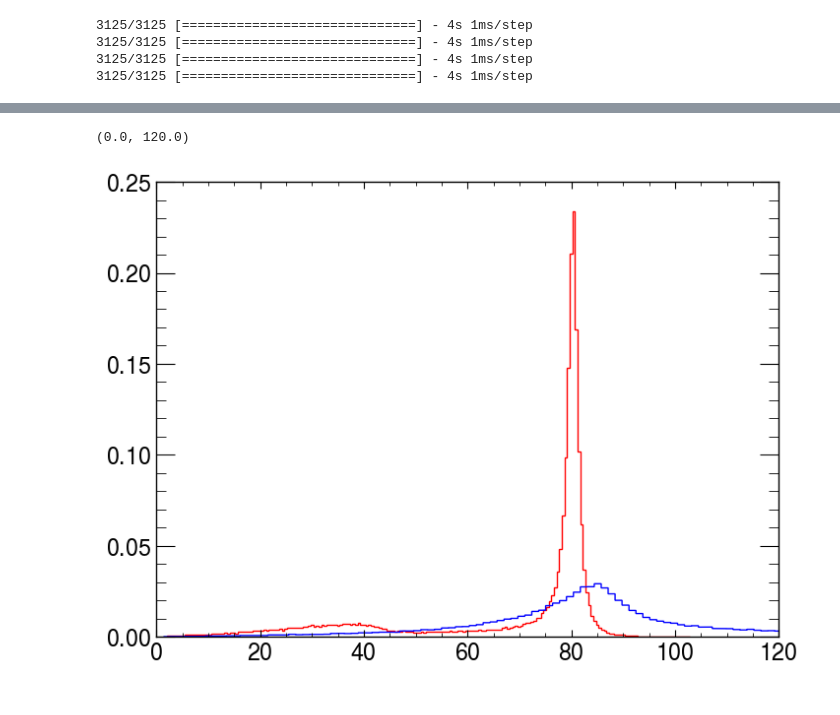
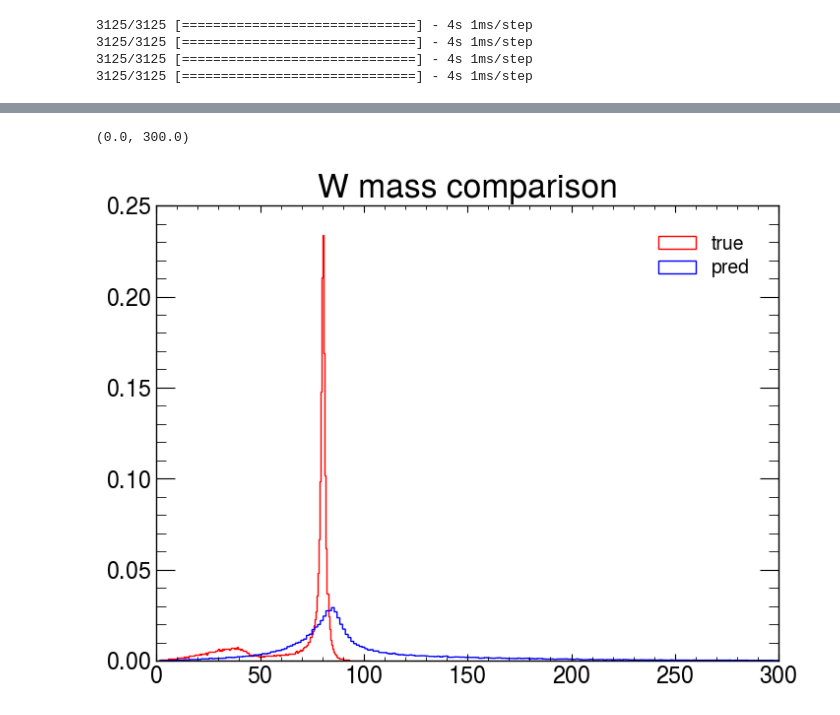
Before and after one commit to yygarypeng/QE-mls, a Jupyter notebook: 2nd_trial/w_lead_result/w_lead_pred.ipynb, the cells around one changed output, grey strips where cells are left out. Drawn from its saved outputs; the diff is of its cells as text; code cells hidden in the pictures.

```diff
--- a/2nd_trial/w_lead_result/w_lead_pred.ipynb
+++ b/2nd_trial/w_lead_result/w_lead_pred.ipynb
@@ -213,9 +217,25 @@ def w_mass(e, px, py, pz):
 w_mass_true = w_mass(sample_int_e, sample_int_px, sample_int_py, sample_int_pz)
 w_mass_pred = w_mass(e_pred, px_pred, py_pred, pz_pred)
 # %%
-bins,_,_ = plt.hist(w_mass_true, bins=200, color="r", histtype="step", label="True", density=True,)
-bins,_,_ = plt.hist(w_mass_pred, bins=800, color="b", histtype="step", label="Predicted", density=True,)
-plt.xlim([0, 120])
+bins, _, _ = plt.hist(
+    w_mass_true,
+    bins=200,
+    color="r",
+    histtype="step",
+    label="true",
+    density=True,
+)
+bins, _, _ = plt.hist(
+    w_mass_pred,
+    bins=800,
+    color="b",
+    histtype="step",
+    label="pred",
+    density=True,
+)
+plt.legend(loc="best")
+plt.title("W mass comparison")
+plt.xlim([0, 300])
 # %% [output]
-(0.0, 120.0)
+(0.0, 300.0)
-[figure, old version]
+[figure, new version]
```
Also changed, not shown: parts of 5 cells of this notebook.
